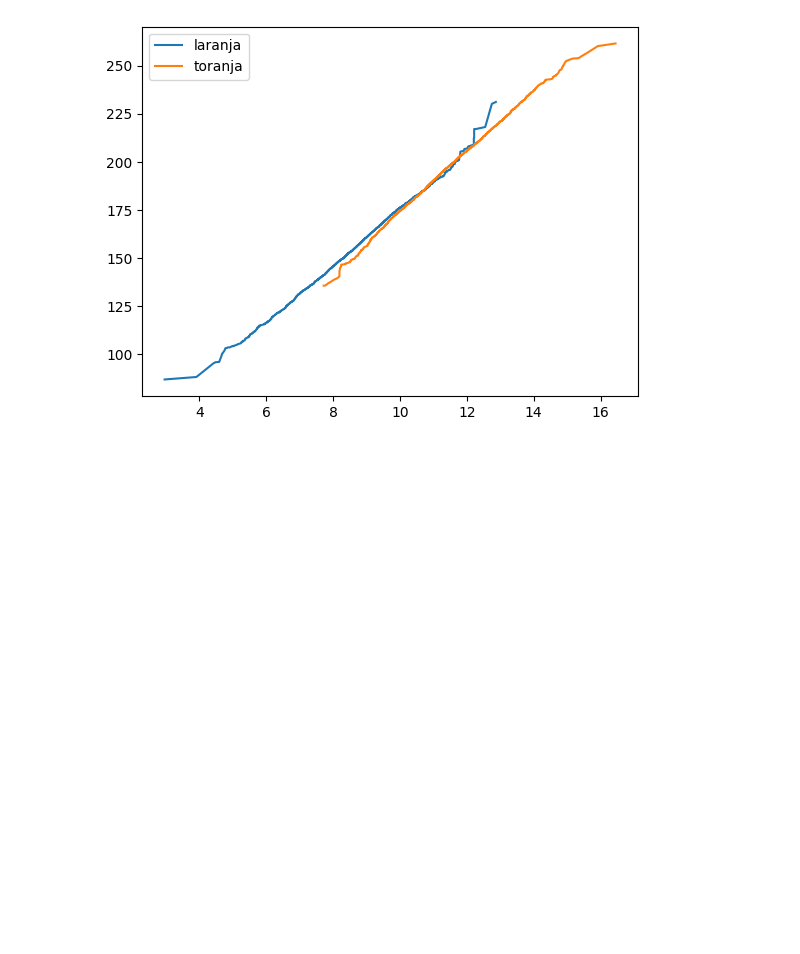
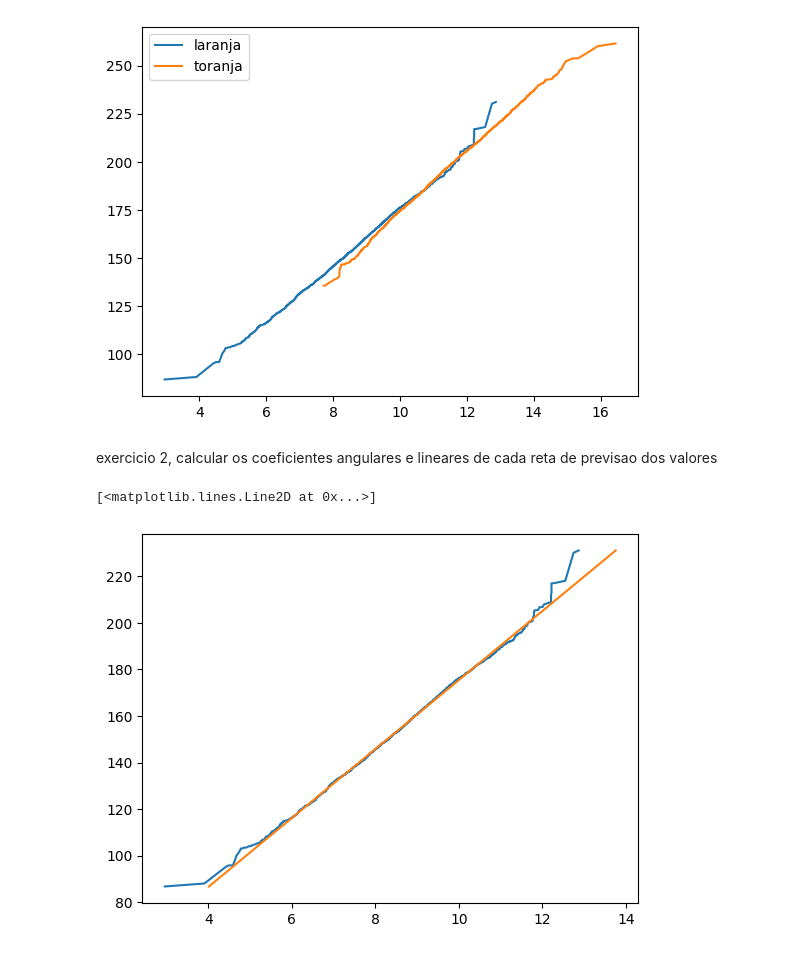
Before and after one commit to GuilhermeSM-0808/FIAP, a Jupyter notebook: Alura/Python/Python_For_DataScience/NumPy/Numpy_Exercicios_de_Carregando_Dados.ipynb, the cells around one changed output. Saved outputs shown, nothing was run; the diff lists cells and outputs as text; code cells hidden in the pictures; blank space fills up the shorter version.

```diff
--- a/Alura/Python/Python_For_DataScience/NumPy/Numpy_Exercicios_de_Carregando_Dados.ipynb
+++ b/Alura/Python/Python_For_DataScience/NumPy/Numpy_Exercicios_de_Carregando_Dados.ipynb
@@ -44,3 +44,20 @@ plt.legend(['laranja','toranja'])
 # %% [output]
 <matplotlib.legend.Legend at 0x...>
 [figure]
+# %% [markdown]
+exercicio 2, calcular os coeficientes angulares e lineares de cada reta de previsao dos valores
+# %%
+Y = laranja[:,0]
+X = laranja[:,1]
+n = np.size(X)
+
+a_laranja = (n * np.sum(X*Y) - (np.sum(X) * np.sum(Y))) / ((n * np.sum(X**2)) - np.sum(X)**2)
+b_laranja = np.mean(Y) - a_laranja * np.mean(X)
+
+y = a_laranja*X + b_laranja
+# %%
+plt.plot(Y,X)
+plt.plot(y,X)
+# %% [output]
+[<matplotlib.lines.Line2D at 0x...>]
+[figure, added]
```
Also changed, not shown: parts of 7 cells of this notebook, 2 other files.
